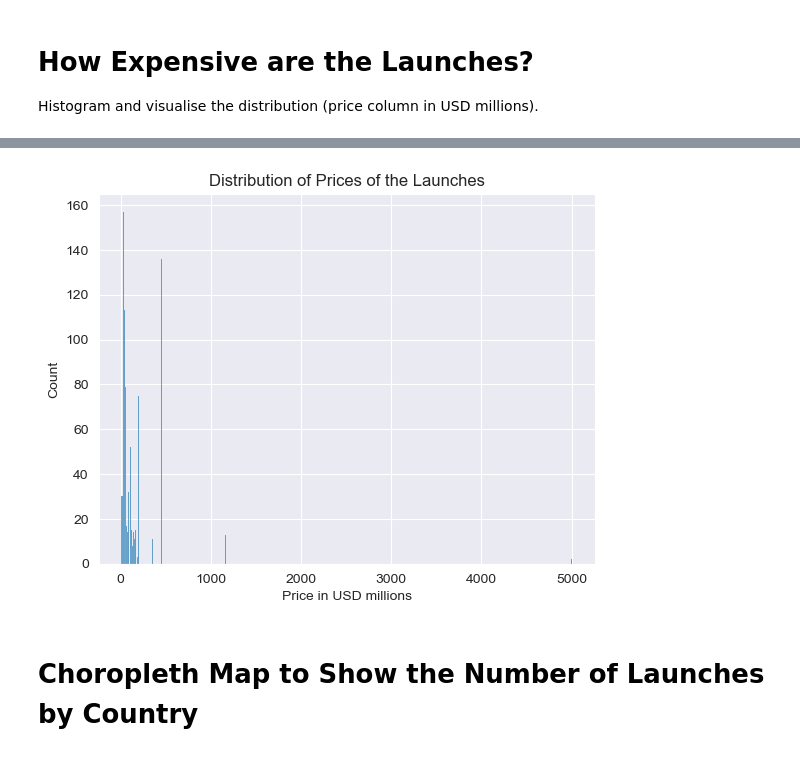
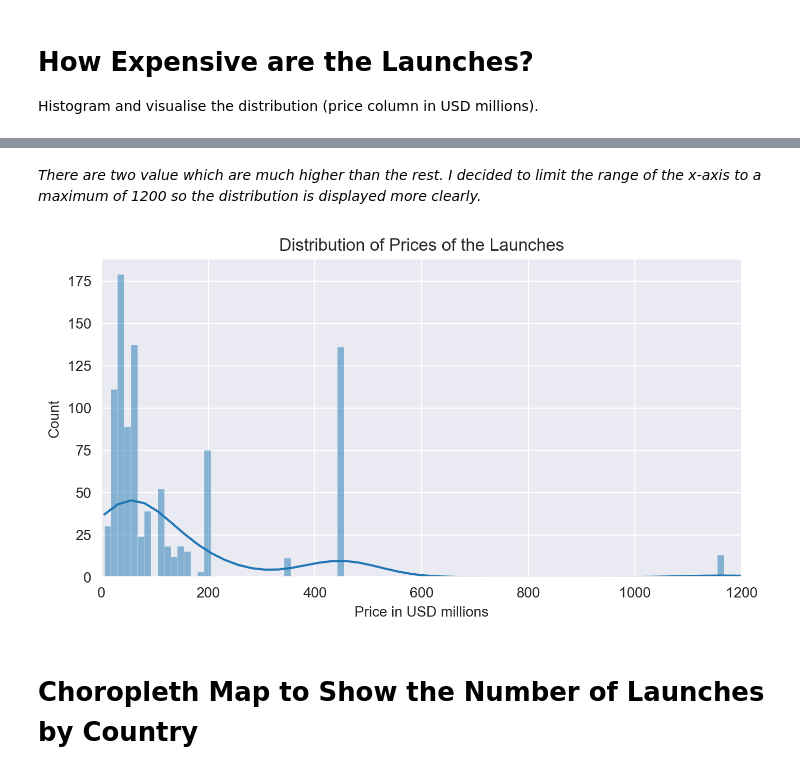
Before and after one commit to felixschwebel/SpaceMissionsAnalysis, a Jupyter notebook: SpaceMissionsAnalysis.ipynb, the cells around one changed output, grey strips where cells are left out. Drawn from its saved outputs; the diff is of its cells as text; code cells hidden in the pictures.

```diff
--- a/SpaceMissionsAnalysis.ipynb
+++ b/SpaceMissionsAnalysis.ipynb
@@ -299,14 +315,19 @@ Histogram and visualise the distribution (price column in USD millions).
+# %% [markdown]
+*There are two value which are much higher than the rest. I decided to limit the range of the x-axis to a maximum of 1200 so the distribution is displayed more clearly.*
 # %%
-hist = sns.histplot(
+plt.figure(figsize=(8, 4), dpi=200)
+sns.histplot(
     data=cleaned_df,
     x=cleaned_df.Price,
-    bins=1000,
+    bins=400,
+    kde=True,
 )
 plt.xlabel("Price in USD millions")
 plt.title('Distribution of Prices of the Launches')
+plt.xlim([0, 1200])
 plt.show()
 # %% [output]
-[figure, old version]
+[figure, new version]
 # %% [markdown]
 # Choropleth Map to Show the Number of Launches by Country
 # %%
```
Also changed, not shown: parts of 4 cells of this notebook.
